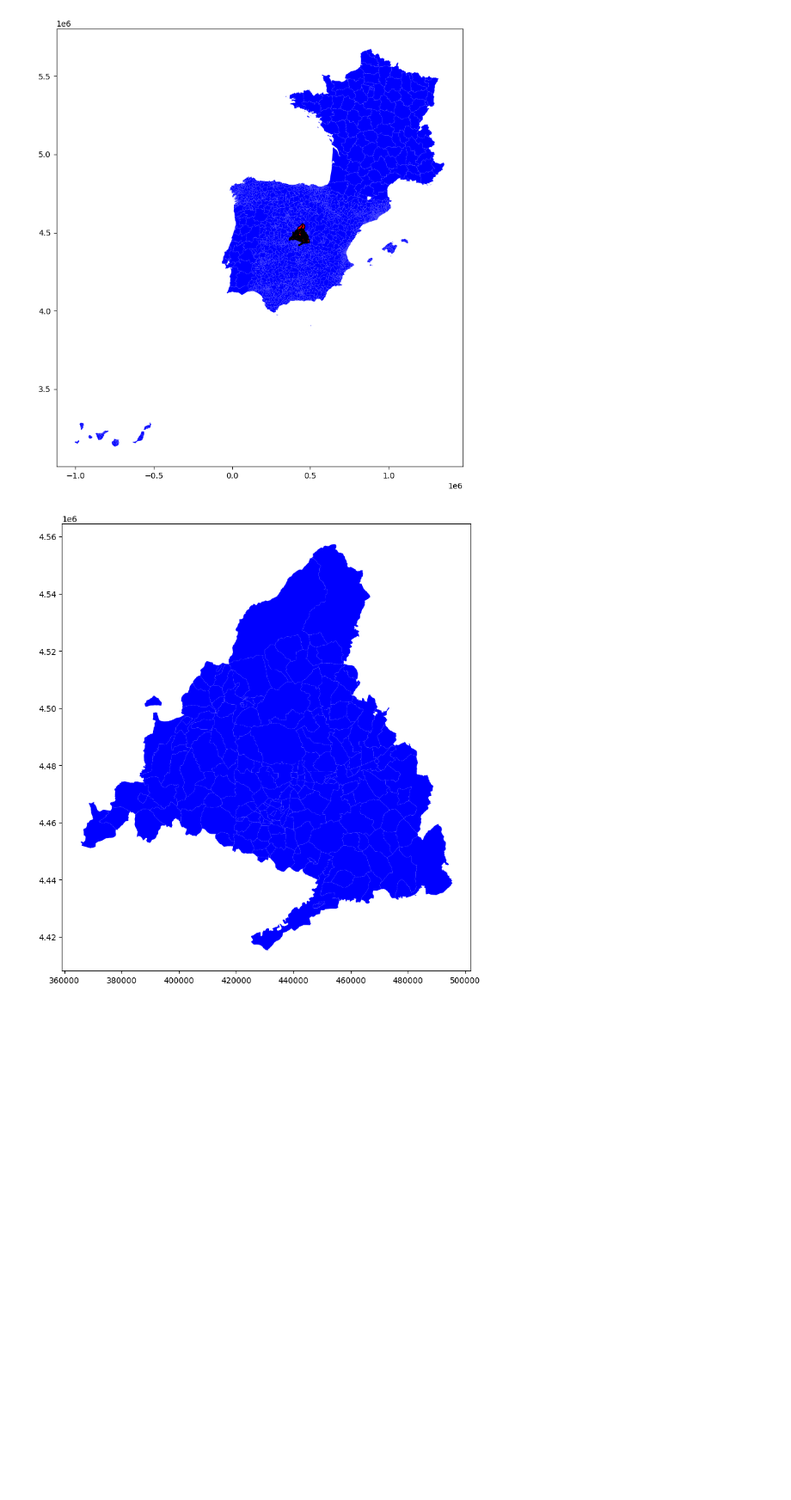
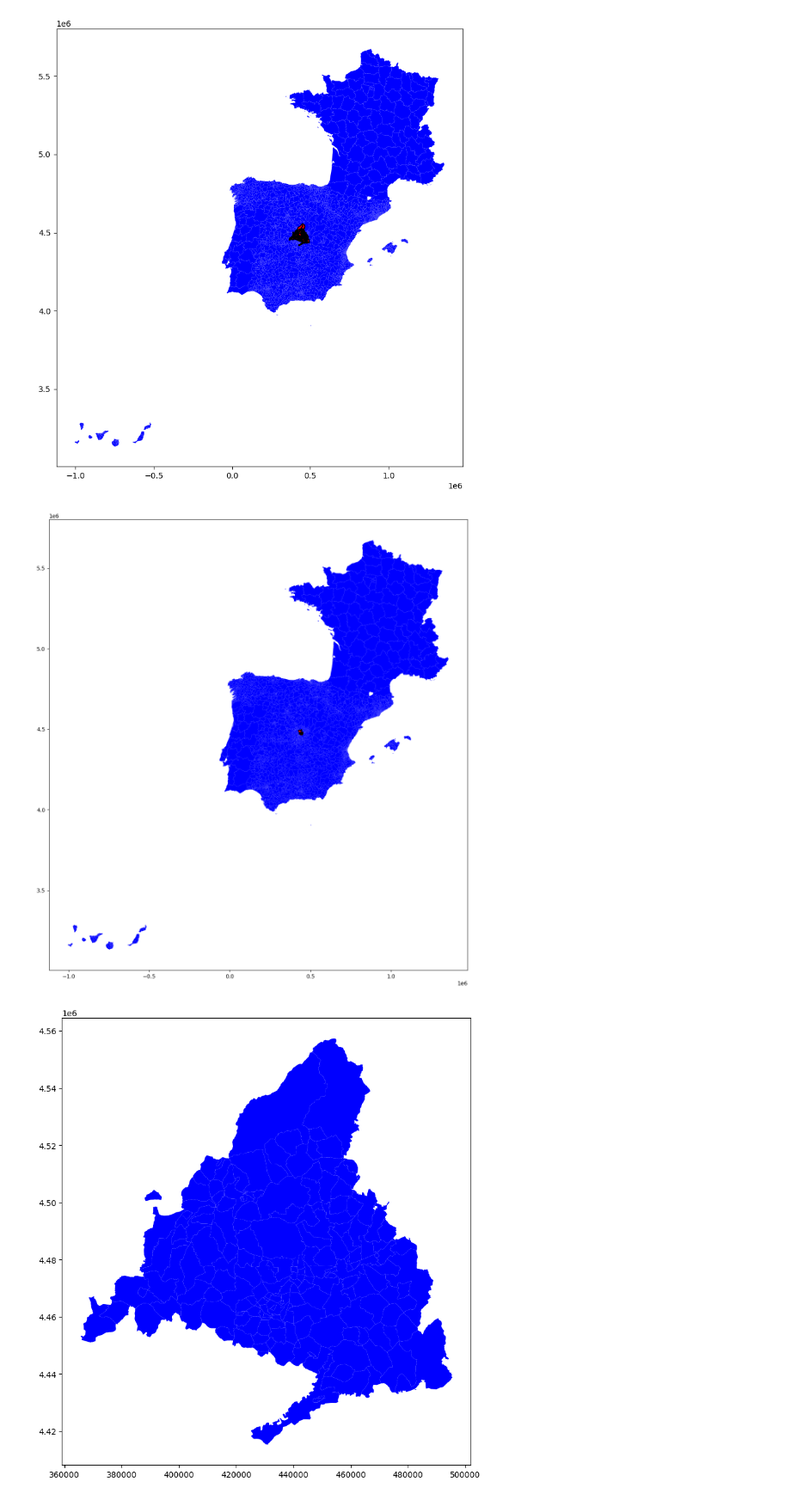
Before and after one commit to carobs9/thesis_project, a Jupyter notebook: mobility_data/viajes_analysis_2.ipynb, the cells around one changed output. Shown: that part at 86% size. Saved outputs shown, nothing was run; the diff lists cells and outputs as text; code cells hidden in the pictures; blank space fills up the shorter version.

```diff
--- a/mobility_data/viajes_analysis_2.ipynb
+++ b/mobility_data/viajes_analysis_2.ipynb
@@ -190,6 +146,12 @@ gdf[gdf['ID'].str.startswith("28")].plot(ax=ax, color='red', edgecolor='black')
 plt.show()
 # %% [output]
 [figure]
+# %%
+ax = gdf.plot(color='blue', figsize=(15, 15))
+gdf[gdf['ID'].str.startswith("28079")].plot(ax=ax, color='red', edgecolor='black')
+plt.show()
+# %% [output]
+[figure, added]
 # %%
 ax = gdf[gdf['ID'].str.startswith("28")].plot(color='blue', figsize=(10, 10))
 # %% [output]
```
Also changed, not shown: parts of 19 cells of this notebook.
